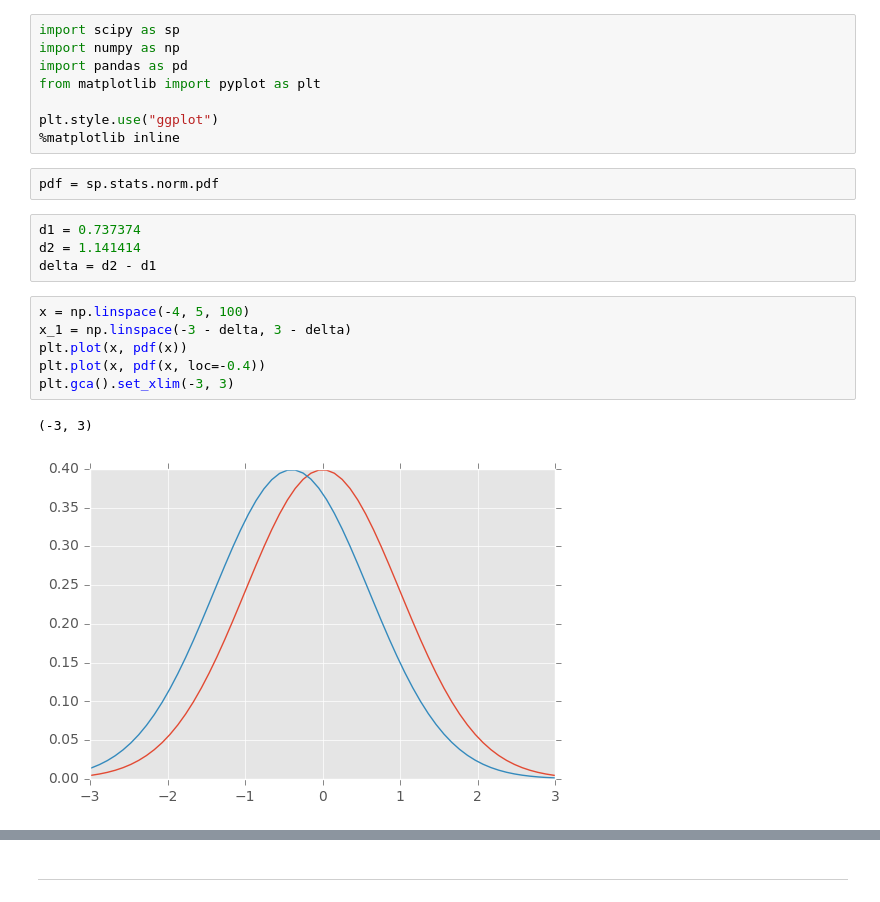
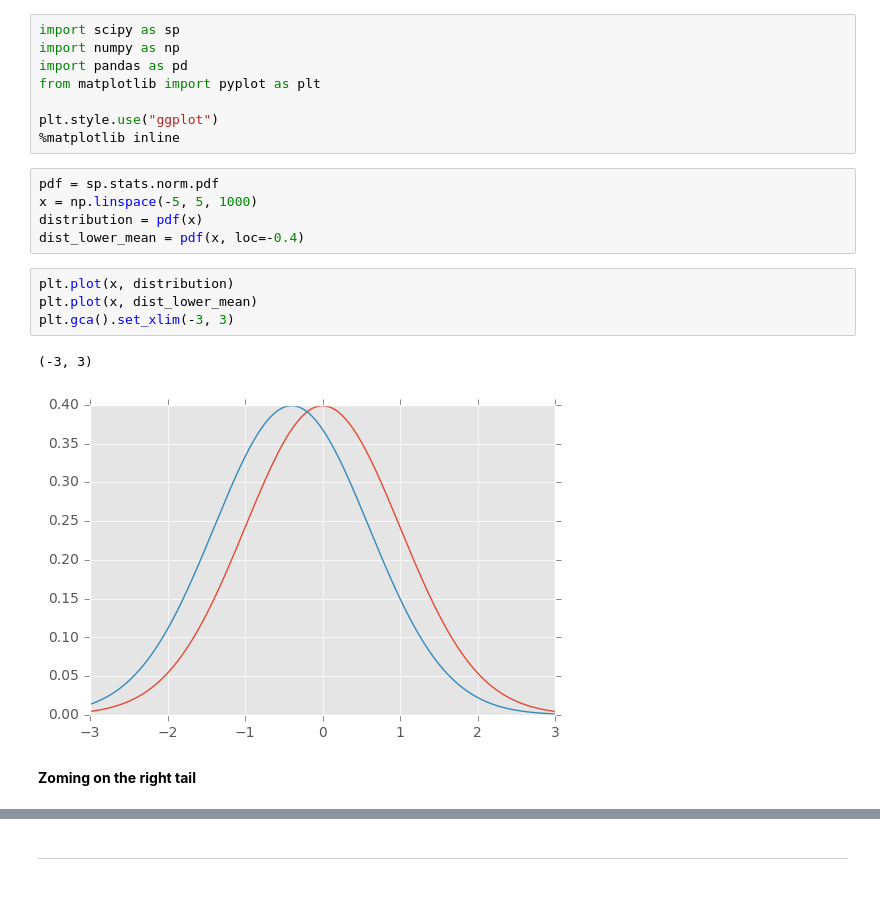
Before and after one commit to Asav7/DS_Sandbox, a Jupyter notebook: Tails analysis of two normal distributions with different means.ipynb, the cells around one changed output, grey strips where cells are left out. Drawn from its saved outputs; the diff is of its cells as text.

Commit message:
tails analysis updated

```diff
--- a/Tails analysis of two normal distributions with different means.ipynb
+++ b/Tails analysis of two normal distributions with different means.ipynb
@@ -6,19 +8,18 @@ from matplotlib import pyplot as plt
 
 plt.style.use("ggplot")
 %matplotlib inline
-# %%
-pdf = sp.stats.norm.pdf
-# %%
-d1 = 0.737374
-d2 = 1.141414
-delta = d2 - d1
-# %%
-x = np.linspace(-4, 5, 100)
-x_1 = np.linspace(-3 - delta, 3 - delta)
-plt.plot(x, pdf(x))
-plt.plot(x, pdf(x, loc=-0.4))
-plt.gca().set_xlim(-3, 3)
-# %% [output]
-(-3, 3)
-[figure, removed]
+# %%
+pdf = sp.stats.norm.pdf
+x = np.linspace(-5, 5, 1000)
+distribution = pdf(x)
+dist_lower_mean = pdf(x, loc=-0.4)
+# %%
+plt.plot(x, distribution)
+plt.plot(x, dist_lower_mean)
+plt.gca().set_xlim(-3, 3)
+# %% [output]
+(-3, 3)
+[figure, added]
+# %% [markdown]
+**Zoming on the right tail**
 # %%
```
Also changed, not shown: parts of 10 cells of this notebook.
